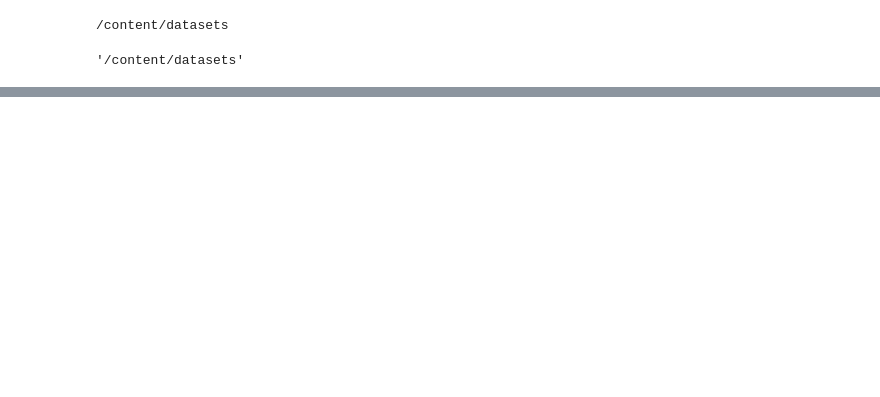
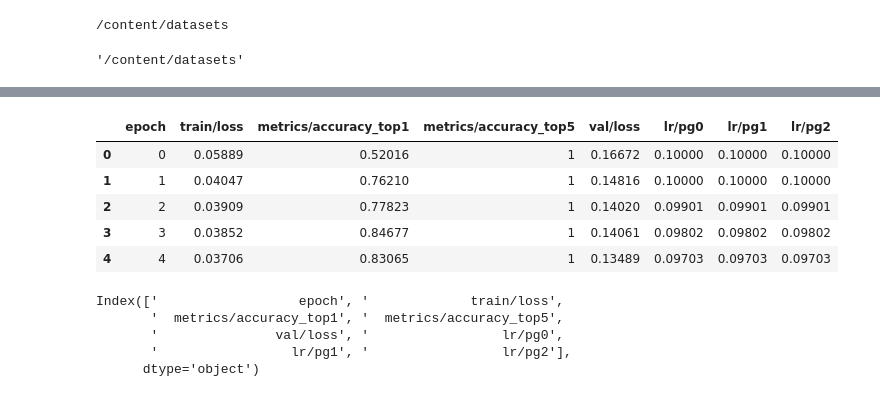
Before and after one commit to AxithChoudhary/Covid-detection-using-YOLOv8, a Jupyter notebook: Covid_detection_using_YOLOv8.ipynb, the cells around one changed output, grey strips where cells are left out. Saved outputs shown, nothing was run; the diff lists cells and outputs as text; code cells hidden in the pictures; blank space fills up the shorter version.

```diff
--- a/Covid_detection_using_YOLOv8.ipynb
+++ b/Covid_detection_using_YOLOv8.ipynb
@@ -68,0 +137,20 @@ model.train(data=dataset, epochs=100, imgsz=128)
+# %%
+import pandas as pd
+
+results=pd.read_csv("runs/classify/train/results.csv")
+results.head()
+# %% [output]
+|  | epoch | train/loss | metrics/accuracy_top1 | metrics/accuracy_top5 | val/loss | lr/pg0 | lr/pg1 | lr/pg2 |
+| 0 | 0 | 0.05889 | 0.52016 | 1 | 0.16672 | 0.10000 | 0.10000 | 0.10000 |
+| 1 | 1 | 0.04047 | 0.76210 | 1 | 0.14816 | 0.10000 | 0.10000 | 0.10000 |
+| 2 | 2 | 0.03909 | 0.77823 | 1 | 0.14020 | 0.09901 | 0.09901 | 0.09901 |
+| 3 | 3 | 0.03852 | 0.84677 | 1 | 0.14061 | 0.09802 | 0.09802 | 0.09802 |
+| 4 | 4 | 0.03706 | 0.83065 | 1 | 0.13489 | 0.09703 | 0.09703 | 0.09703 |
+# %%
+results.columns
+# %% [output]
+Index(['                  epoch', '             train/loss',
+       '  metrics/accuracy_top1', '  metrics/accuracy_top5',
+       '               val/loss', '                 lr/pg0',
+       '                 lr/pg1', '                 lr/pg2'],
+      dtype='object')
```
Also changed, not shown: parts of 13 cells of this notebook.
